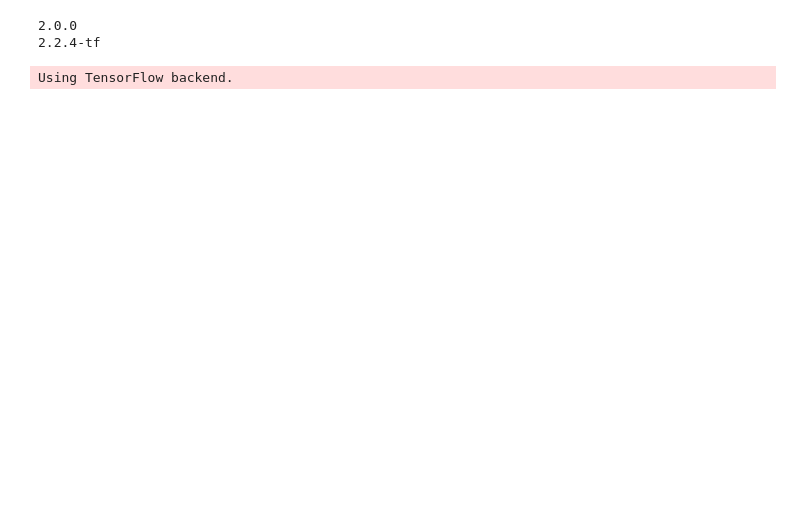
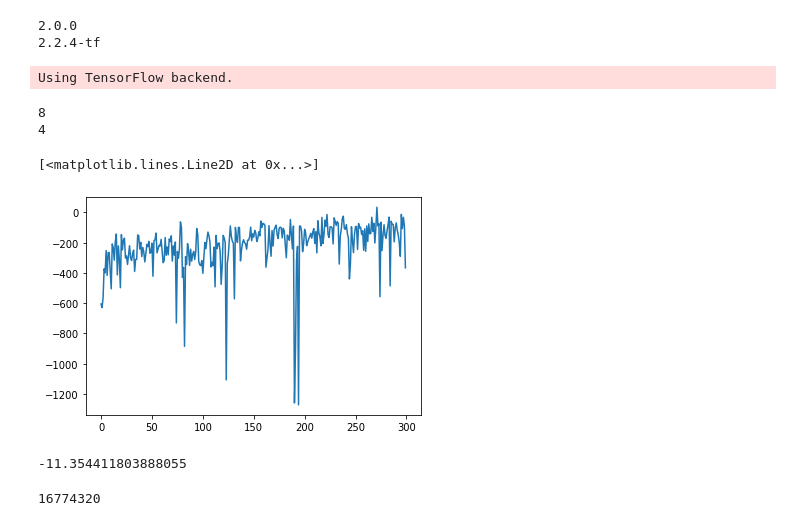
Before and after one commit to jeffrwatts/rl-notebooks, a Jupyter notebook: Lunar Lander.ipynb, the cells around one changed output. Cells and saved outputs as stored; diff of their text form; code cells hidden in the pictures; blank space fills up the shorter version.

```diff
--- a/Lunar Lander.ipynb
+++ b/Lunar Lander.ipynb
@@ -173,6 +173,15 @@ class ReplayBuffer:
 
     def size(self):
         return len(self.buffer)
+
+    def save_replay_buffer(self):
+        self.file_count += 1
+        states, actions, rewards, terminals, next_states = map(list, zip(*self.buffer))
+        states = np.concatenate(states)
+        next_states = np.concatenate(next_states)
+        rewards = np.array(rewards)
+        terminals = np.array(terminals)
+        np.savez("LunarLander_{}".format(self.file_count), states=states, actions=actions, rewards=rewards, next_states=next_states, terminals=terminals)
 # %%
 def softmax(action_values, tau=1.0):
     # Compute the preferences by dividing the action-values by the temperature parameter tau
@@ -279,6 +288,7 @@ def optimize_network(experiences, discount, optimizer, network, current_q, tau):
 class Agent:
     def __init__(self):
         self.name = "expected_sarsa_agent"
+        self.total_count = 0
 
     # Work Required: No.
     def agent_init(self, agent_config):
@@ -330,6 +340,7 @@ class Agent:
         if self.replay_buffer.size() > self.replay_buffer.minibatch_size:
             current_q = deepcopy(self.network)
             for _ in range(self.num_replay):
+                self.total_count +=1
                 # Get sample experiences from the replay buffer
                 experiences = self.replay_buffer.sample()
 
@@ -356,18 +367,32 @@ class Agent:
         if self.replay_buffer.size() > self.replay_buffer.minibatch_size:
             current_q = deepcopy(self.network)
             for _ in range(self.num_replay):
+                self.total_count+=1
                 # Get sample experiences from the replay buffer
                 experiences = self.replay_buffer.sample()
 
                 # Call optimize_network to update the weights of the network
                 optimize_network(experiences, self.discount, self.optimizer, self.network, current_q, self.tau)
+# %%
+# Environment
+env_name = 'LunarLander-v2'
+env = gym.make(env_name)
+
+state_dim = env.observation_space.shape[0]
+num_actions = env.action_space.n
+
+print(state_dim)
+print(num_actions)
+# %% [output]
+8
+4
 # %%
 # Agent Parameters
 agent_parameters = {
     'network_config': {
-        'state_dim': 8,
+        'state_dim': state_dim,
         'num_hidden_units': 256,
-        'num_actions': 4
+        'num_actions': num_actions
     },
     'optimizer_config': {
         'step_size': 1e-3,
@@ -385,14 +410,9 @@ agent_parameters = {
 # Training Parameters
 training_parameters = {
     "num_runs" : 1,
-    "num_episodes" : 100,
+    "num_episodes" : 300,
     "max_steps" : 1000
 }
-
-# Environment
-env_name = 'LunarLander-v2'
-env = gym.make(env_name)
-
 
 def train_episode(env, agent, max_steps):
     done = False
@@ -405,6 +425,7 @@ def train_episode(env, agent, max_steps):
     while not done and steps<max_steps:
         steps += 1
         next_observation, reward, done, _ = env.step(action)
+        episode_return += reward
 
         if (done==True):
             agent.agent_end(reward)
@@ -428,9 +449,14 @@ def train_agent(env, agent_parameters, training_parameters):
             episode_reward, steps, done = train_episode(env, agent, training_parameters["max_steps"])
             agent_sum_reward[run - 1, episode - 1] = episode_reward
 
-    return agent
+    return agent, agent_sum_reward
 
-agent = train_agent(env, agent_parameters, training_parameters)
+agent, agent_sum_reward = train_agent(env, agent_parameters, training_parameters)
+# %%
+plt.plot(agent_sum_reward[0])
+# %% [output]
+[<matplotlib.lines.Line2D at 0x...>]
+[figure, added]
 # %%
 done = False
 render = True
@@ -445,3 +471,9 @@ while not done:
     rewards += reward
 
 print(rewards)
+# %% [output]
+-11.354411803888055
+# %%
+print(agent.total_count*20)
+# %% [output]
+16774320
```
Also changed, not shown: 1 other file.
